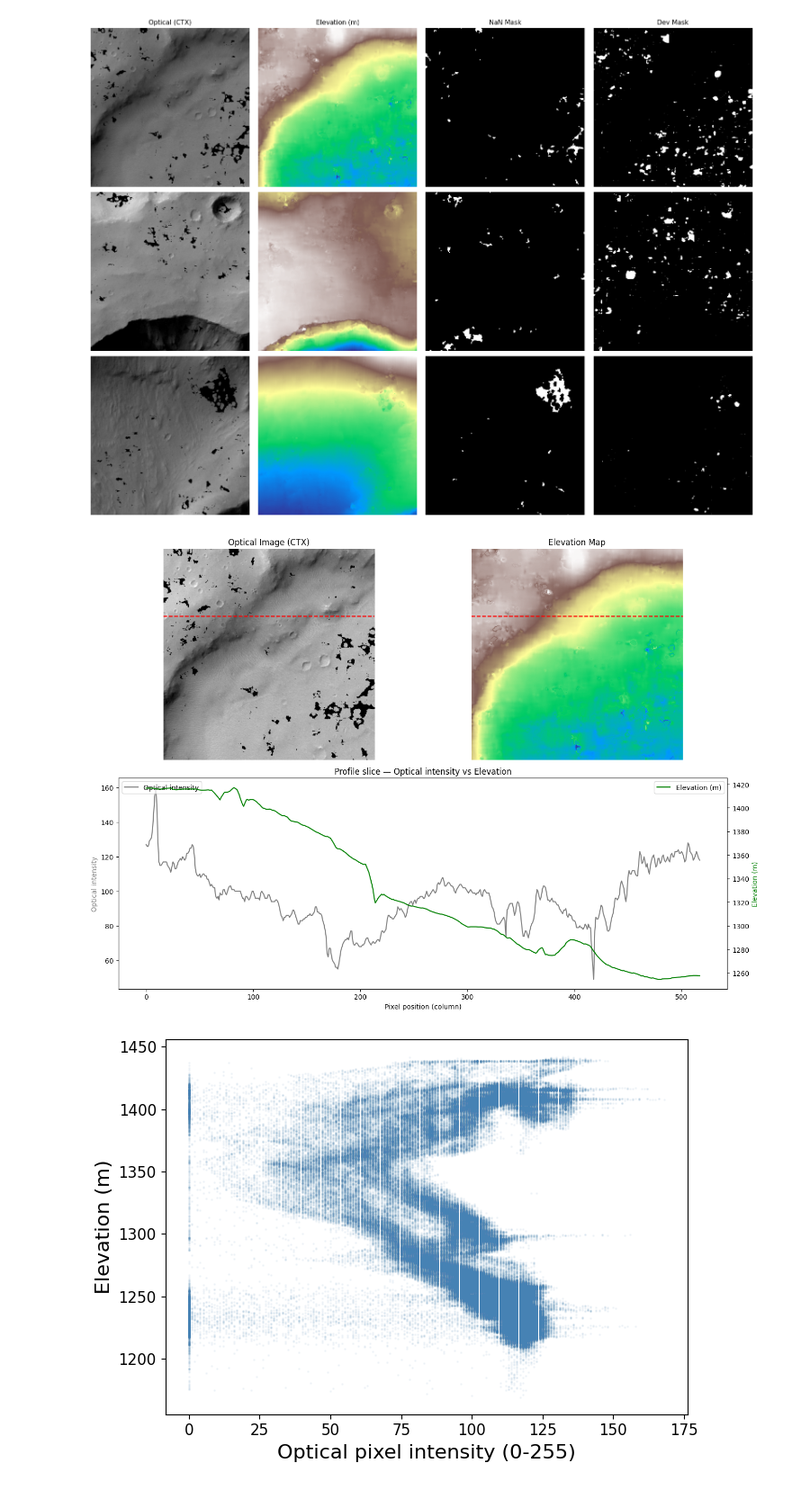
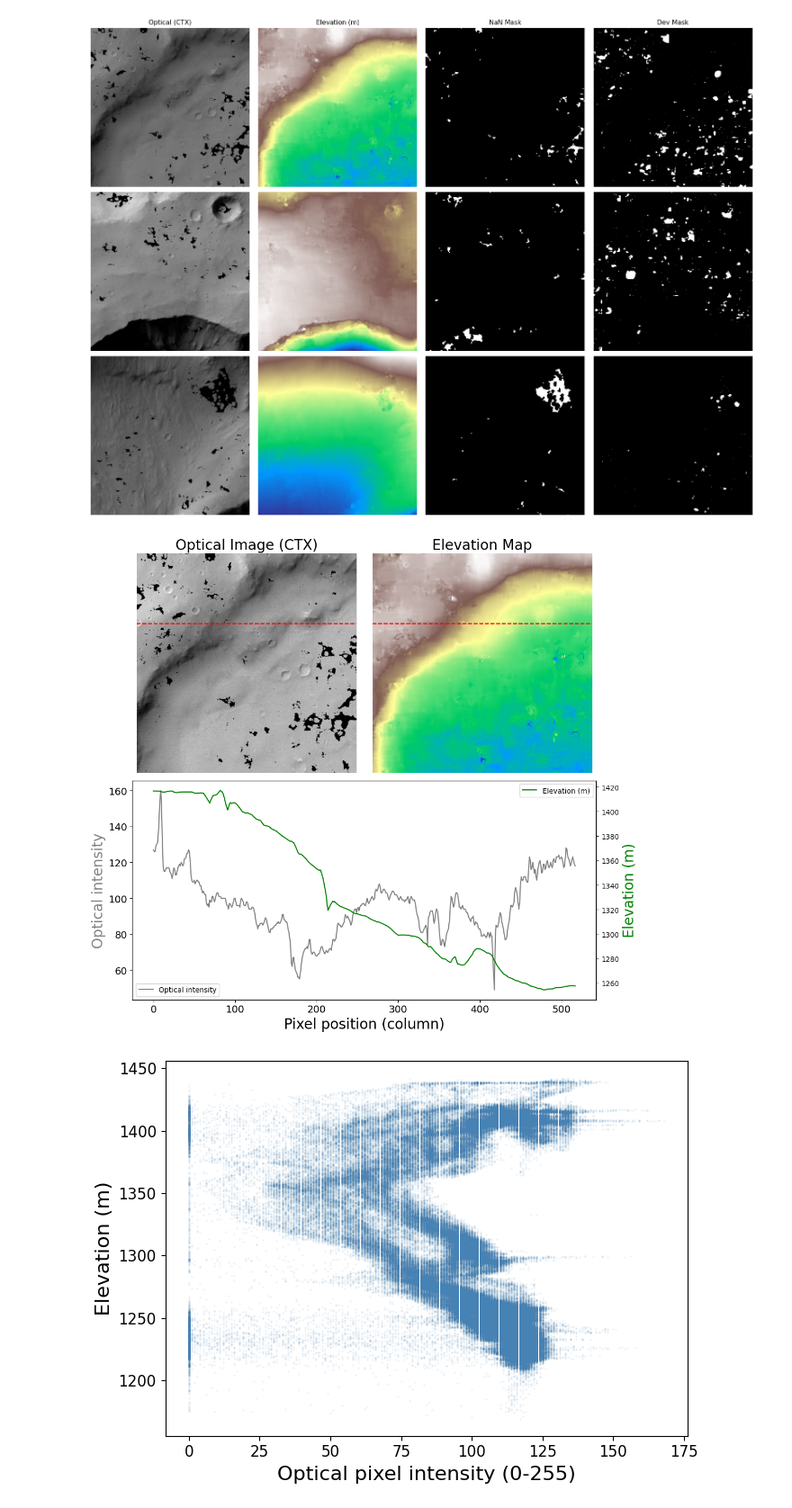
Before and after one commit to harshithkethavath/MarsDEMNet, a Jupyter notebook: notebooks/dataset_exploration.ipynb, the cells around one changed output. Shown at 90% size. Drawn from its saved outputs; the diff is of its cells as text; code cells hidden in the pictures.

```diff
--- a/notebooks/dataset_exploration.ipynb
+++ b/notebooks/dataset_exploration.ipynb
@@ -133,48 +133,48 @@ plt.show()
 # %% [output]
 [figure]
 # %%
-fig = plt.figure(figsize=(14, 10))
+fig = plt.figure(figsize=(11, 10))
 
 ax1 = fig.add_subplot(2, 2, 1)
 ax2 = fig.add_subplot(2, 2, 2)
 ax3 = fig.add_subplot(2, 1, 2)
 
 optical_gray = patch["optical"][:, :, 0]
 elev         = patch["elevation"]
 valid        = (patch["nan_mask"] == 0) & (patch["dev_mask"] == 0)
 
 ROW = 165
 
 ax1.imshow(optical_gray, cmap="gray")
 ax1.axhline(ROW, color="red", linewidth=1.5, linestyle="--")
-ax1.set_title("Optical Image (CTX)")
+ax1.set_title("Optical Image (CTX)", fontsize=20)
 ax1.axis("off")
 
 ax2.imshow(elev, cmap="terrain")
 ax2.axhline(ROW, color="red", linewidth=1.5, linestyle="--")
-ax2.set_title("Elevation Map")
+ax2.set_title("Elevation Map", fontsize=20)
 ax2.axis("off")
 
 optical_slice = optical_gray[ROW, :]
 elev_slice    = elev[ROW, :]
 valid_slice   = valid[ROW, :]
 x             = np.arange(518)
 
 ax_elev = ax3.twinx()
 ax3.plot(x[valid_slice],    optical_slice[valid_slice], color="gray",  label="Optical intensity")
 ax_elev.plot(x[valid_slice], elev_slice[valid_slice],   color="green", label="Elevation (m)")
 
-ax3.set_xlabel("Pixel position (column)")
-ax3.set_ylabel("Optical intensity", color="gray")
-ax_elev.set_ylabel("Elevation (m)", color="green")
-ax3.set_title("Profile slice — Optical intensity vs Elevation")
-ax3.legend(loc="upper left")
+ax3.set_xlabel("Pixel position (column)", fontsize=20)
+ax3.set_ylabel("Optical intensity", color="gray", fontsize=20)
+ax_elev.set_ylabel("Elevation (m)", color="green", fontsize=20)
+ax3.legend(loc="lower left")
 ax_elev.legend(loc="upper right")
+ax3.tick_params(labelsize=14)
 
 plt.tight_layout()
 plt.show()
 # %% [output]
-[figure, old version]
+[figure, new version]
 # %%
 optical_gray = patch["optical"][:, :, 0]
 elev         = patch["elevation"]
```
